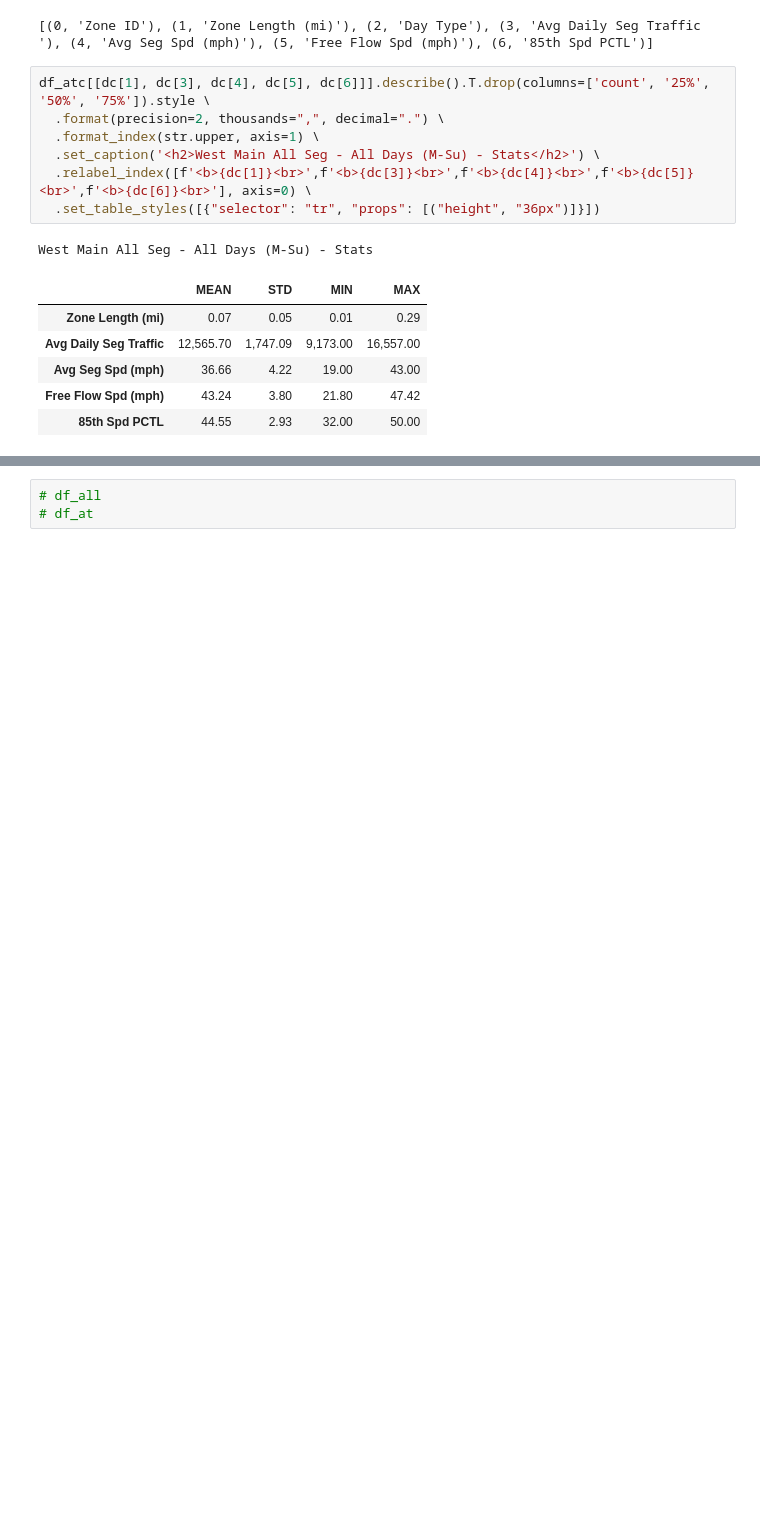
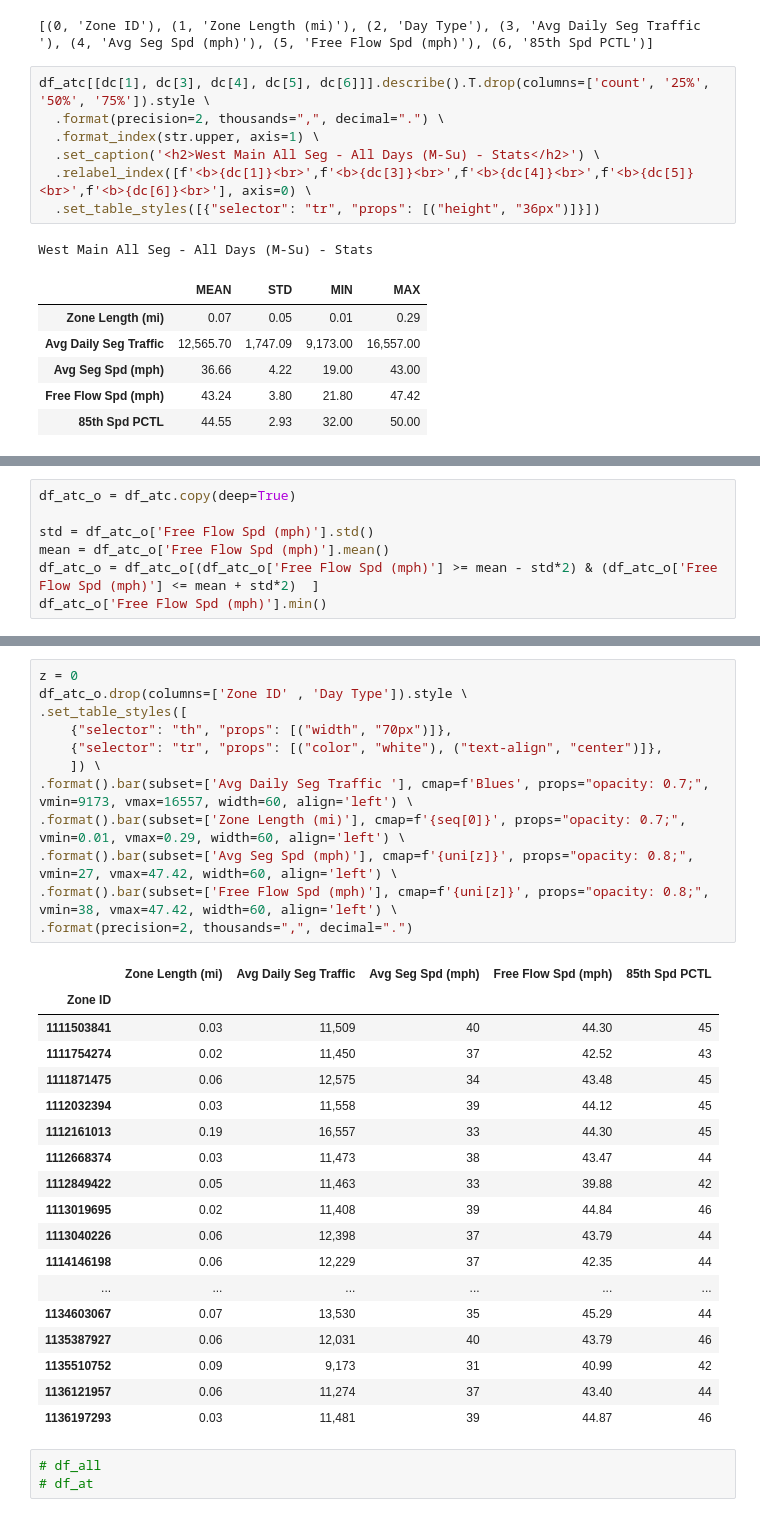
Before and after one commit to eKerney/data-notebooks, a Jupyter notebook: kzoo_streetlight/kzoo_streets_project.ipynb, the cells around one changed output, grey strips where cells are left out. Saved outputs shown, nothing was run; the diff lists cells and outputs as text; blank space fills up the shorter version.

```diff
--- a/kzoo_streetlight/kzoo_streets_project.ipynb
+++ b/kzoo_streetlight/kzoo_streets_project.ipynb
@@ -208,0 +224,7 @@ df_atc.drop(columns=['Zone ID' , 'Day Type']).style \
+# %%
+df_atc_o = df_atc.copy(deep=True)
+
+std = df_atc_o['Free Flow Spd (mph)'].std()
+mean = df_atc_o['Free Flow Spd (mph)'].mean()
+df_atc_o = df_atc_o[(df_atc_o['Free Flow Spd (mph)'] >= mean - std*2) & (df_atc_o['Free Flow Spd (mph)'] <= mean + std*2)  ]
+df_atc_o['Free Flow Spd (mph)'].min()
@@ -209,3 +248,34 @@ df_atc.drop(columns=['Zone ID' , 'Day Type']).style \
+# %%
+z = 0
+df_atc_o.drop(columns=['Zone ID' , 'Day Type']).style \
+.set_table_styles([
+    {"selector": "th", "props": [("width", "70px")]},
+    {"selector": "tr", "props": [("color", "white"), ("text-align", "center")]},
+    ]) \
+.format().bar(subset=['Avg Daily Seg Traffic '], cmap=f'Blues', props="opacity: 0.7;", vmin=9173, vmax=16557, width=60, align='left') \
+.format().bar(subset=['Zone Length (mi)'], cmap=f'{seq[0]}', props="opacity: 0.7;", vmin=0.01, vmax=0.29, width=60, align='left') \
+.format().bar(subset=['Avg Seg Spd (mph)'], cmap=f'{uni[z]}', props="opacity: 0.8;", vmin=27, vmax=47.42, width=60, align='left') \
+.format().bar(subset=['Free Flow Spd (mph)'], cmap=f'{uni[z]}', props="opacity: 0.8;", vmin=38, vmax=47.42, width=60, align='left') \
+.format(precision=2, thousands=",", decimal=".")
+# %% [output]
+|  | Zone Length (mi) | Avg Daily Seg Traffic | Avg Seg Spd (mph) | Free Flow Spd (mph) | 85th Spd PCTL |
+| Zone ID |  |  |  |  |  |
+| 1111503841 | 0.03 | 11,509 | 40 | 44.30 | 45 |
+| 1111754274 | 0.02 | 11,450 | 37 | 42.52 | 43 |
+| 1111871475 | 0.06 | 12,575 | 34 | 43.48 | 45 |
+| 1112032394 | 0.03 | 11,558 | 39 | 44.12 | 45 |
+| 1112161013 | 0.19 | 16,557 | 33 | 44.30 | 45 |
+| 1112668374 | 0.03 | 11,473 | 38 | 43.47 | 44 |
+| 1112849422 | 0.05 | 11,463 | 33 | 39.88 | 42 |
+| 1113019695 | 0.02 | 11,408 | 39 | 44.84 | 46 |
+| 1113040226 | 0.06 | 12,398 | 37 | 43.79 | 44 |
+| 1114146198 | 0.06 | 12,229 | 37 | 42.35 | 44 |
+| ... | ... | ... | ... | ... | ... |
+| 1134603067 | 0.07 | 13,530 | 35 | 45.29 | 44 |
+| 1135387927 | 0.06 | 12,031 | 40 | 43.79 | 46 |
+| 1135510752 | 0.09 | 9,173 | 31 | 40.99 | 42 |
+| 1136121957 | 0.06 | 11,274 | 37 | 43.40 | 44 |
+| 1136197293 | 0.03 | 11,481 | 39 | 44.87 | 46 |
 # %%
 # df_all
 # df_at
```
Also changed, not shown: parts of 8 cells of this notebook.
